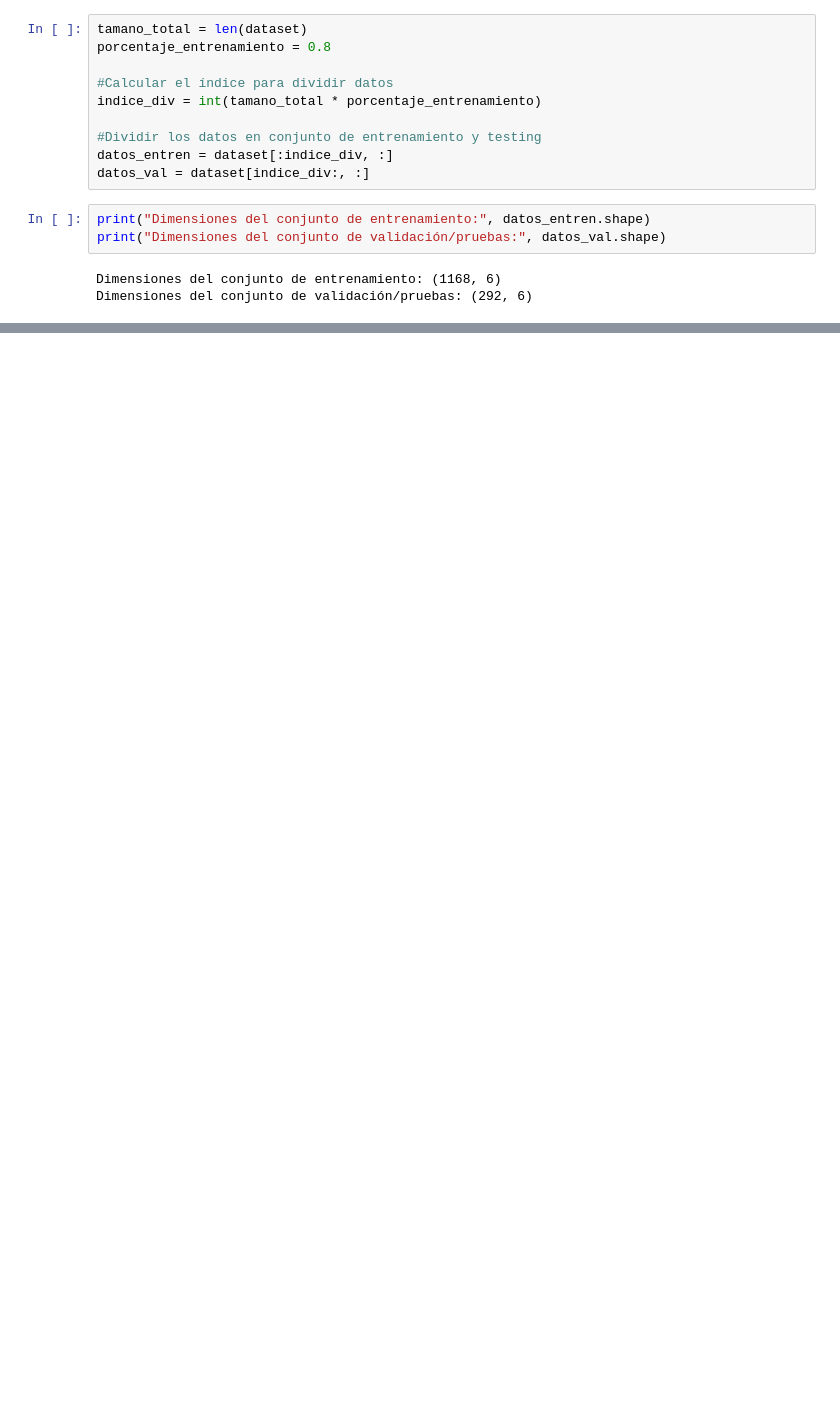
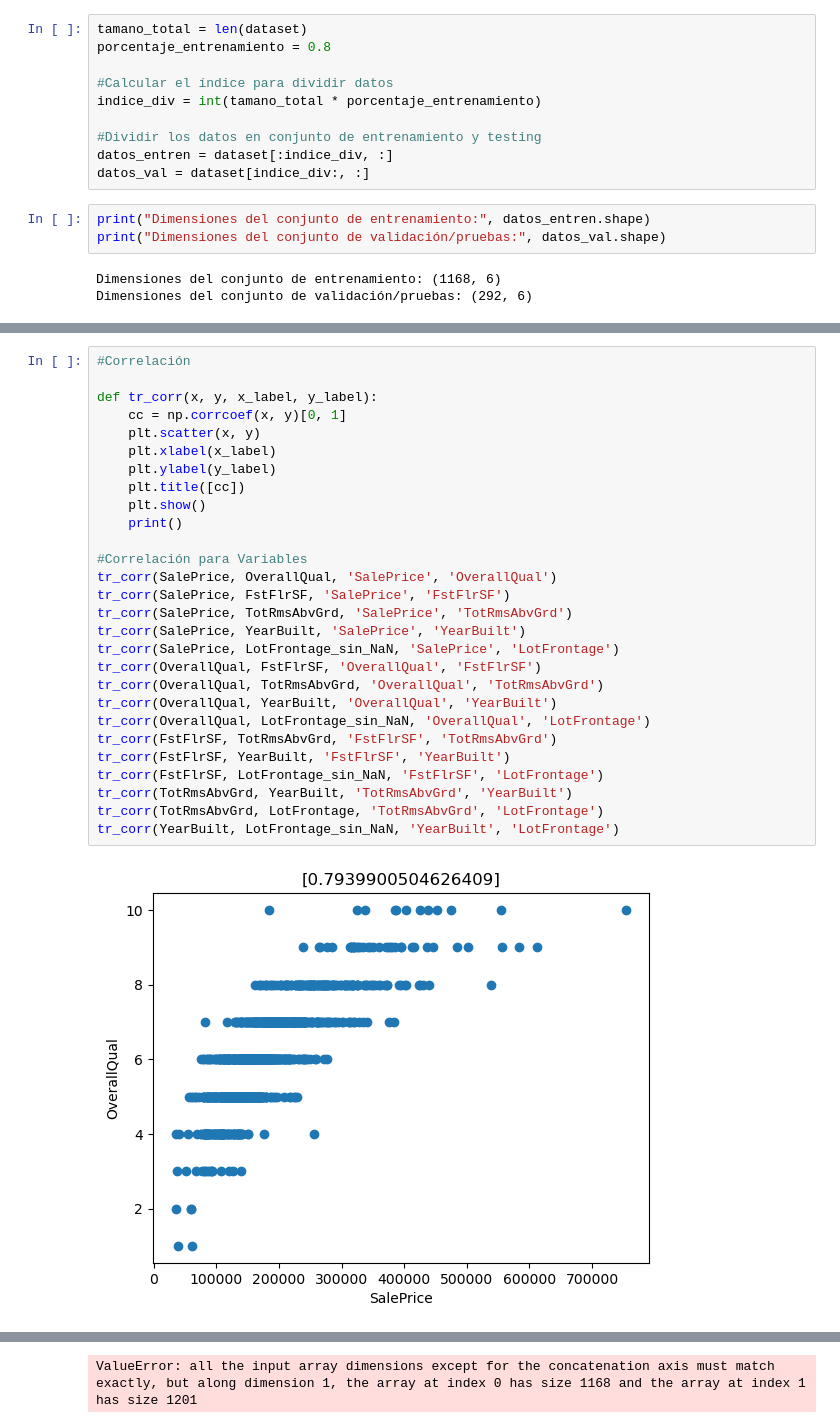
Before and after one commit to dihego2402/ASfifds, a Jupyter notebook: Proyecto.ipynb, the cells around one changed output, grey strips where cells are left out. Cells and saved outputs as stored; diff of their text form; blank space fills up the shorter version.

```diff
--- a/Proyecto.ipynb
+++ b/Proyecto.ipynb
@@ -175,0 +181,30 @@ plt.show()
+# %%
+#Correlación
+
+def tr_corr(x, y, x_label, y_label):
+    cc = np.corrcoef(x, y)[0, 1]
+    plt.scatter(x, y)
+    plt.xlabel(x_label)
+    plt.ylabel(y_label)
+    plt.title([cc])
+    plt.show()
+    print()
+
+#Correlación para Variables
+tr_corr(SalePrice, OverallQual, 'SalePrice', 'OverallQual')
+tr_corr(SalePrice, FstFlrSF, 'SalePrice', 'FstFlrSF')
+tr_corr(SalePrice, TotRmsAbvGrd, 'SalePrice', 'TotRmsAbvGrd')
+tr_corr(SalePrice, YearBuilt, 'SalePrice', 'YearBuilt')
+tr_corr(SalePrice, LotFrontage_sin_NaN, 'SalePrice', 'LotFrontage')
+tr_corr(OverallQual, FstFlrSF, 'OverallQual', 'FstFlrSF')
+tr_corr(OverallQual, TotRmsAbvGrd, 'OverallQual', 'TotRmsAbvGrd')
+tr_corr(OverallQual, YearBuilt, 'OverallQual', 'YearBuilt')
+tr_corr(OverallQual, LotFrontage_sin_NaN, 'OverallQual', 'LotFrontage')
+tr_corr(FstFlrSF, TotRmsAbvGrd, 'FstFlrSF', 'TotRmsAbvGrd')
+tr_corr(FstFlrSF, YearBuilt, 'FstFlrSF', 'YearBuilt')
+tr_corr(FstFlrSF, LotFrontage_sin_NaN, 'FstFlrSF', 'LotFrontage')
+tr_corr(TotRmsAbvGrd, YearBuilt, 'TotRmsAbvGrd', 'YearBuilt')
+tr_corr(TotRmsAbvGrd, LotFrontage, 'TotRmsAbvGrd', 'LotFrontage')
+tr_corr(YearBuilt, LotFrontage_sin_NaN, 'YearBuilt', 'LotFrontage')
+# %% [output]
+[figure, added]
@@ -175,0 +214 @@ plt.show()
+ValueError: all the input array dimensions except for the concatenation axis must match exactly, but along dimension 1, the array at index 0 has size 1168 and the array at index 1 has size 1201
```
Also changed, not shown: parts of 9 cells of this notebook.
